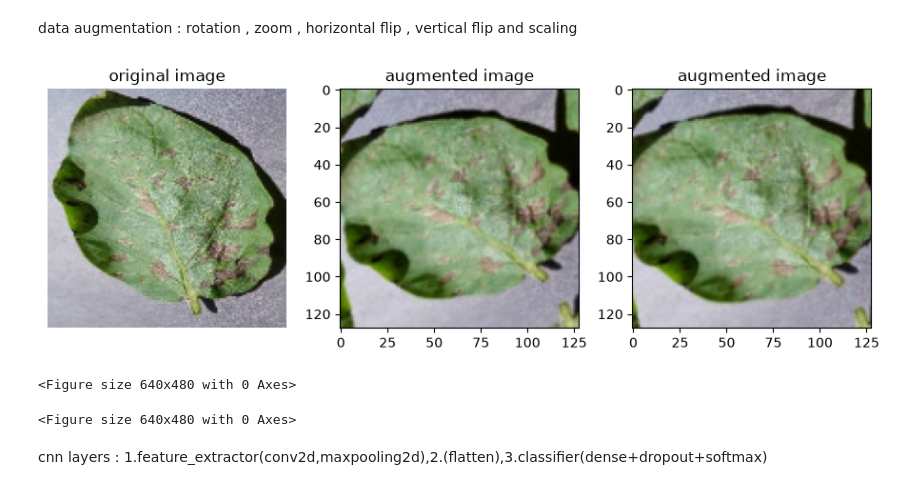
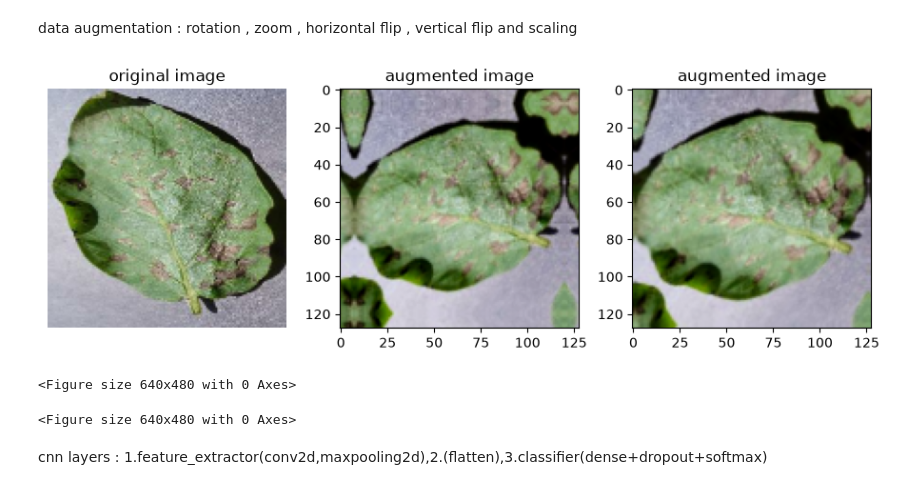
Before and after one commit to vaibhavlanos099-png/Potato-Leaf-Disease-Detection-Gen-AI-, a Jupyter notebook: cnn_code (1).ipynb, the cells around one changed output. Cells and saved outputs as stored; diff of their text form; code cells hidden in the pictures.

```diff
--- a/cnn_code (1).ipynb
+++ b/cnn_code (1).ipynb
@@ -86,28 +86,28 @@ data augmentation : rotation , zoom , horizontal flip , vertical flip  and scali
 # %%
 augmentation = tf.keras.Sequential([
     tf.keras.layers.RandomFlip("horizontal_and_vertical"),
-    tf.keras.layers.RandomRotation(0.1,fill_mode="reflect"),
-    tf.keras.layers.RandomZoom(height_factor=(-0.15, 0.0),fill_mode="reflect"),
-    tf.keras.layers.RandomContrast(0.1)
+    tf.keras.layers.RandomRotation(0.15,fill_mode="reflect"),
+    tf.keras.layers.RandomZoom(height_factor=(-0.2, 0.2),fill_mode="reflect"),
+    tf.keras.layers.RandomContrast(0.2)
 ])
 
 sample=images[0:1]
 fig , axes = plt.subplots(1,3, figsize=(9,3))
 axes[0].imshow(tf.cast(sample[0], tf.uint8 ))
 axes[0].set_title("original image")
 
 for i in (1,2):
     augmented=augmentation(sample,training=True)[0]
     axes[i].imshow(tf.cast(tf.clip_by_value(augmented, 0,255),tf.uint8))
 
     axes[i].set_title("augmented image")
 
 for i in axes:
     i.axis("off")
     plt.tight_layout()
     plt.show()
 # %% [output]
-[figure, old version]
+[figure, new version]
 <Figure size 640x480 with 0 Axes>
 <Figure size 640x480 with 0 Axes>
 # %% [markdown]
```
Also changed, not shown: parts of 4 cells of this notebook, 2 other files.
